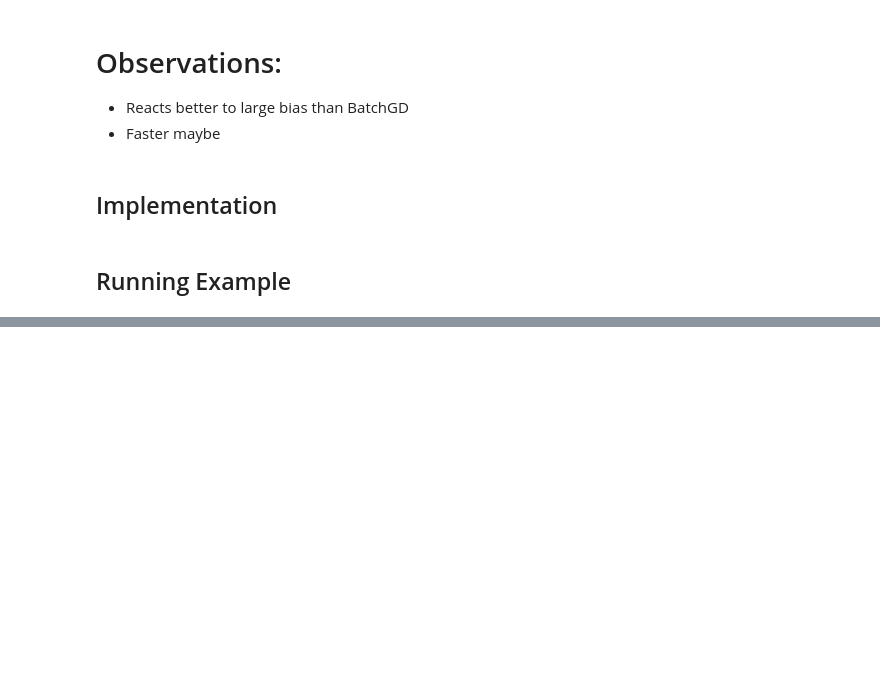
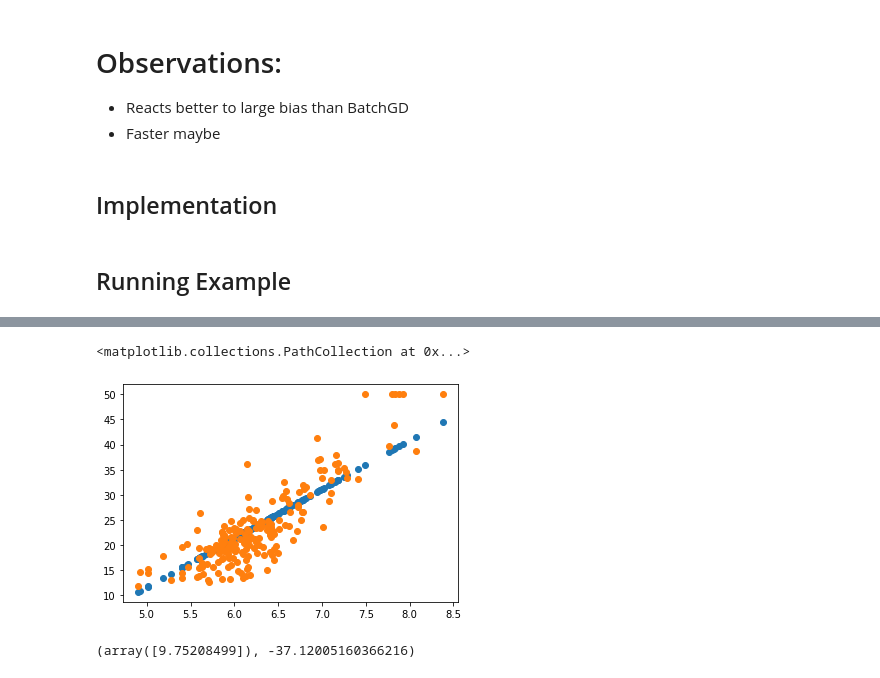
Before and after one commit to msparsh/ml-algorithms, a Jupyter notebook: Stochastic_Gradient_Descent_Implementation.ipynb, the cells around one changed output, grey strips where cells are left out. Saved outputs shown, nothing was run; the diff lists cells and outputs as text; code cells hidden in the pictures; blank space fills up the shorter version.

```diff
--- a/Stochastic_Gradient_Descent_Implementation.ipynb
+++ b/Stochastic_Gradient_Descent_Implementation.ipynb
@@ -73,0 +106,2 @@ pyplot.scatter(X[i:j],pred[i:j])
+# %%
+W,b = SGD(X_selected,y_selected,1000,0.0065)
@@ -73,0 +126,12 @@ pyplot.scatter(X[i:j],pred[i:j])
+# %%
+pred = np.dot(X_selected,W) + b
+# %%
+pyplot.scatter(X_selected, pred)
+pyplot.scatter(X_selected, y_selected)
+# %% [output]
+<matplotlib.collections.PathCollection at 0x...>
+[figure, added]
+# %%
+W,b
+# %% [output]
+(array([9.75208499]), -37.12005160366216)
```
Also changed, not shown: parts of 10 cells of this notebook.
